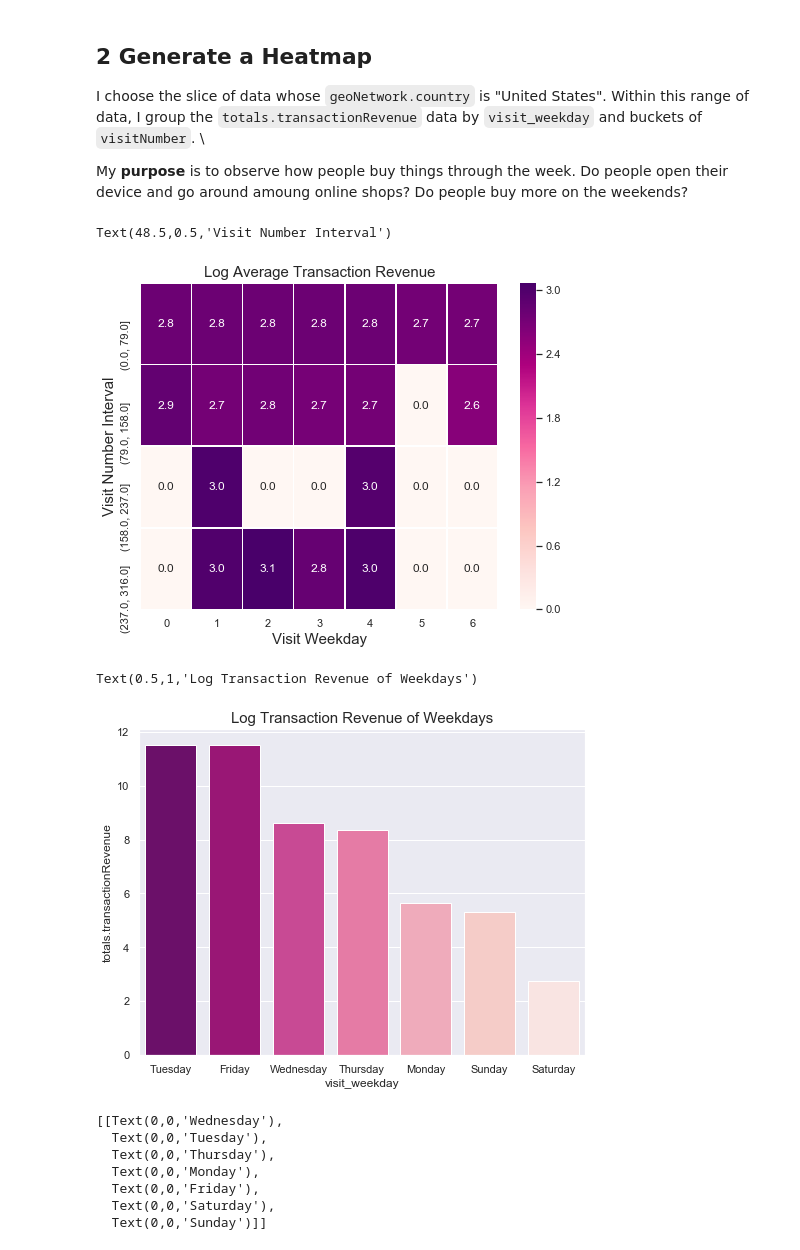
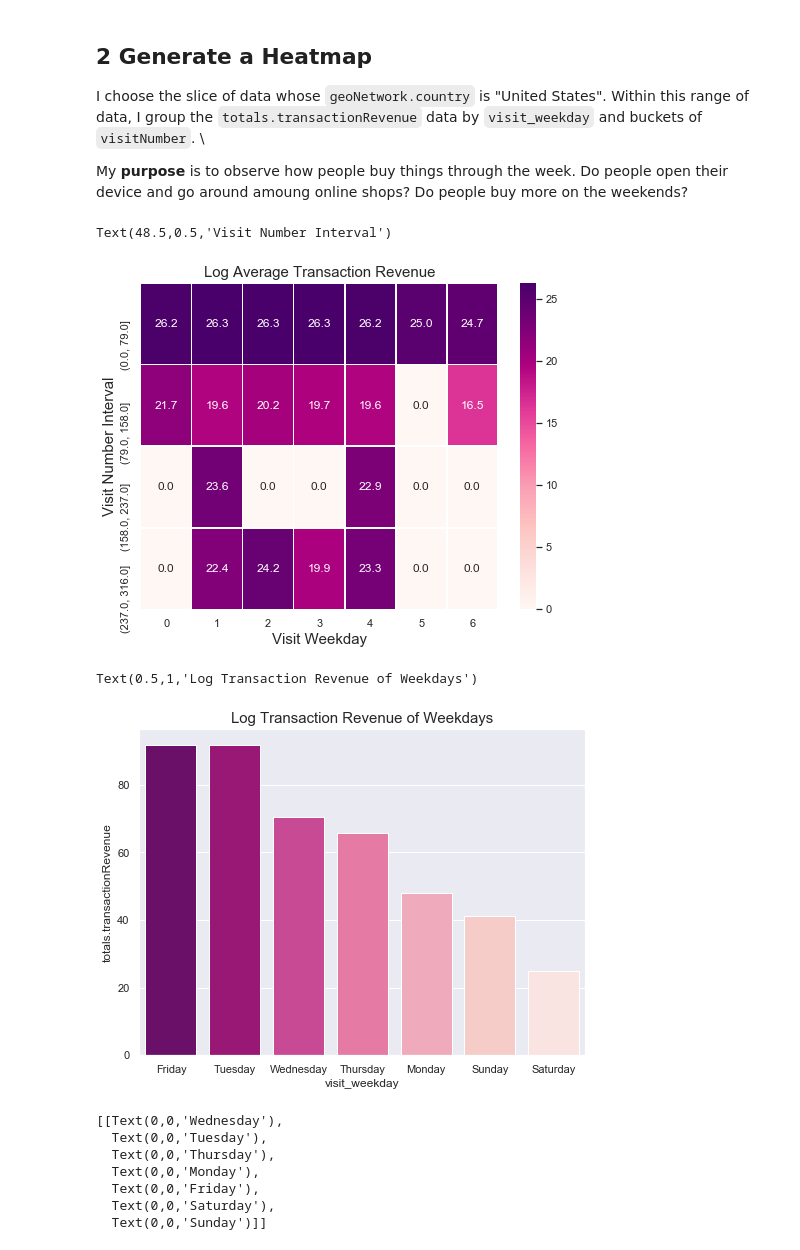
Before and after one commit to elicassion/Google-Analytics-Customer-Revenue-Prediction, a Jupyter notebook: Pipeline.ipynb, the cells around one changed output. Cells and saved outputs as stored; diff of their text form; code cells hidden in the pictures.

```diff
--- a/Pipeline.ipynb
+++ b/Pipeline.ipynb
@@ -521,26 +543,26 @@ My **purpose** is to observe how people buy things through the week. Do people o
 # %%
 import seaborn as sns
 import calendar
 sns.set(rc={'figure.figsize':(8,6)})
 american_df = train_df[train_df['geoNetwork.country']=='United States']
 transaction_weekday_visnum = american_df[['visit_weekday', 'visitNumber', 'totals.transactionRevenue']]
 transaction_weekday_visnum = transaction_weekday_visnum.groupby(['visit_weekday',
                                                              pd.cut(transaction_weekday_visnum["visitNumber"],
                                                                     np.arange(0, transaction_weekday_visnum['visitNumber'].max(), transaction_weekday_visnum['visitNumber'].max()/5)).rename('visitnumbin')]).sum()
 # transaction_continent_os.rename(columns={'ID':'COUNT','TIME':'MEAN_TIME'})
 transaction_weekday_visnum.drop(columns=['visitNumber'], inplace=True)
-transaction_weekday_visnum = transaction_continent_os.reset_index()
+transaction_weekday_visnum = transaction_weekday_visnum.reset_index()
 transaction_weekday_visnum['totals.transactionRevenue'] = np.log1p(transaction_weekday_visnum['totals.transactionRevenue'])
 twv_pivot = transaction_weekday_visnum.pivot('visitnumbin', 'visit_weekday', 'totals.transactionRevenue')
 # twv_pivot.head()
 # transaction_weekday_visnum.head()
 plt.title('Log Average Transaction Revenue', size = 15)
 sns.heatmap(twv_pivot, annot=True, fmt=".1f", linewidths=.5, square = False, cmap = 'RdPu')
 plt.xlabel('Visit Weekday', size = 15)
 plt.ylabel('Visit Number Interval', size = 15)
 # %% [output]
 Text(48.5,0.5,'Visit Number Interval')
-[figure, old version]
+[figure, new version]
 # %%
 # transaction_weekday_visnum['totals.transactionRevenue'] = np.exp(transaction_weekday_visnum['totals.transactionRevenue']) - 1
 transaction_weekday = transaction_weekday_visnum.groupby(['visit_weekday']).sum()
@@ -552,7 +574,7 @@ twg.set(xticklabels = [list(calendar.day_name)[int(i)] for i in worder.visit_wee
 twg.set_title("Log Transaction Revenue of Weekdays", size=15)
 # %% [output]
 Text(0.5,1,'Log Transaction Revenue of Weekdays')
-[figure, old version]
+[figure, new version]
 # %%
 hit_weekday = train_df[['visit_weekday']].groupby(['visit_weekday']).size().reset_index()
 hit_weekday.rename(columns={0:'counts'}, inplace=True)
```
Also changed, not shown: parts of 19 cells of this notebook.
